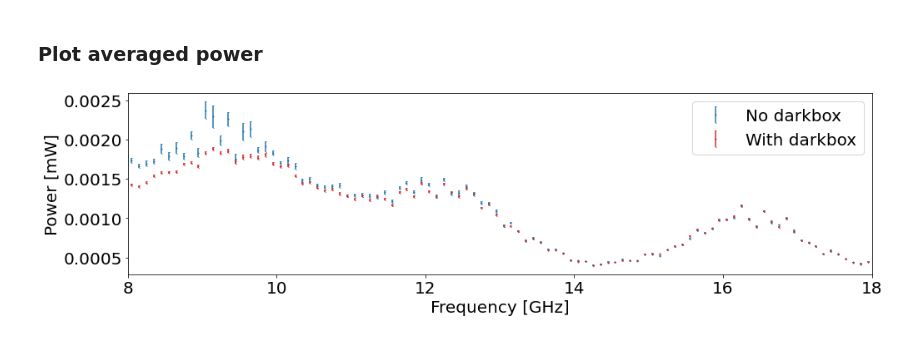
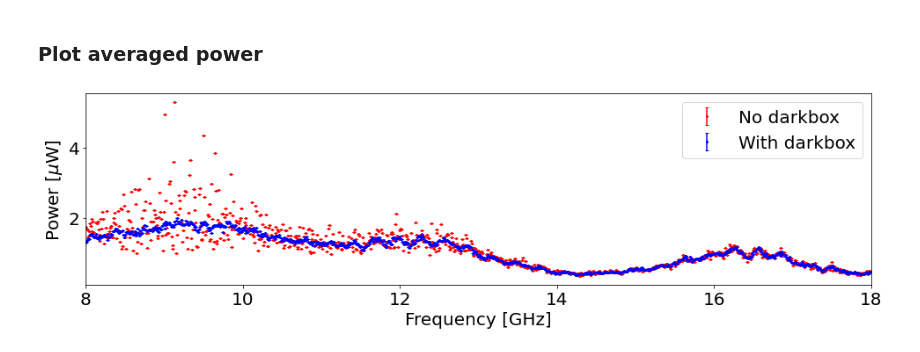
Before and after one commit to sadachi5/dosue-analysis, a Jupyter notebook: DOSUE-J/compare_two_spectra_wt-wtout_darkbox.ipynb, the cells around one changed output. Saved outputs shown, nothing was run; the diff lists cells and outputs as text; code cells hidden in the pictures.

```diff
--- a/DOSUE-J/compare_two_spectra_wt-wtout_darkbox.ipynb
+++ b/DOSUE-J/compare_two_spectra_wt-wtout_darkbox.ipynb
@@ -244,21 +260,21 @@ plt.show()
 # %% [markdown]
 ### Plot averaged power
 # %%
+nAve = 10
 fig = plt.figure(figsize=(16,4))
-freq_ave_1, tmp = freq_average(freq_1, naverage=100)
-freq_ave_2, tmp = freq_average(freq_2, naverage=100)
-power_1_ave, power_1_ave_err = freq_average(power_1, naverage=100)
-power_2_ave, power_2_ave_err = freq_average(power_2, naverage=100)
-plt.errorbar(freq_ave_1, power_1_ave, yerr=power_1_ave_err, label=f'{label_1}', capsize=0.5, fmt='o', markersize=1, ecolor='tab:blue', markeredgecolor = "tab:blue", color='tab:blue')
-plt.errorbar(freq_ave_2, power_2_ave, yerr=power_2_ave_err, label=f'{label_2}',  capsize=0.5, fmt='o', markersize=1, ecolor='tab:red', markeredgecolor = "tab:red", color='tab:red')
+freq_ave_1, tmp = freq_average(freq_1, naverage=nAve)
+freq_ave_2, tmp = freq_average(freq_2, naverage=nAve)
+power_1_ave, power_1_ave_err = freq_average(power_1, naverage=nAve)
+power_2_ave, power_2_ave_err = freq_average(power_2, naverage=nAve)
+plt.errorbar(freq_ave_1, power_1_ave*1e+3, yerr=power_1_ave_err, label=f'{label_1}', capsize=2, fmt='o', markersize=2, ecolor='red', markeredgecolor = "red", color='red')
+plt.errorbar(freq_ave_2, power_2_ave*1e+3, yerr=power_2_ave_err, label=f'{label_2}', capsize=2, fmt='o', markersize=2, ecolor='blue', markeredgecolor = "blue", color='blue')
 
 plt.xlabel('Frequency [GHz]') #x軸の名前
-plt.ylabel('Power [mW]') #y軸の名前
+plt.ylabel(r'Power [$\mu$W]') #y軸の名前
 plt.xlim(freq_min,freq_max) #x軸範囲指定
-#plt.ylim(0,0.006) #y軸範囲指定
 plt.legend()
 
 plt.savefig(f"{outdir}/compare_power_average.png")
 plt.show()
 # %% [output]
-[figure, old version]
+[figure, new version]
```
Also changed, not shown: parts of 10 cells of this notebook, 1 other file.
